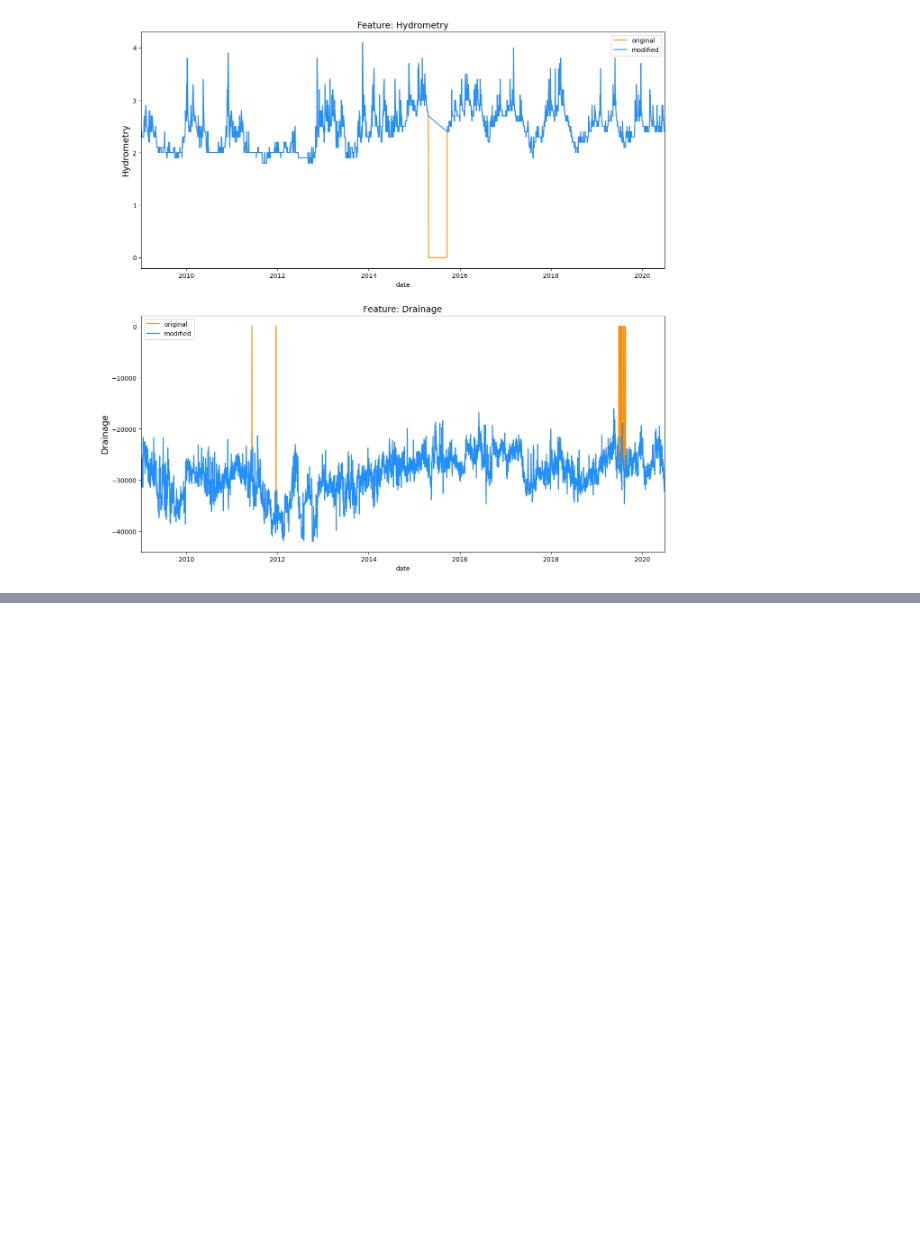
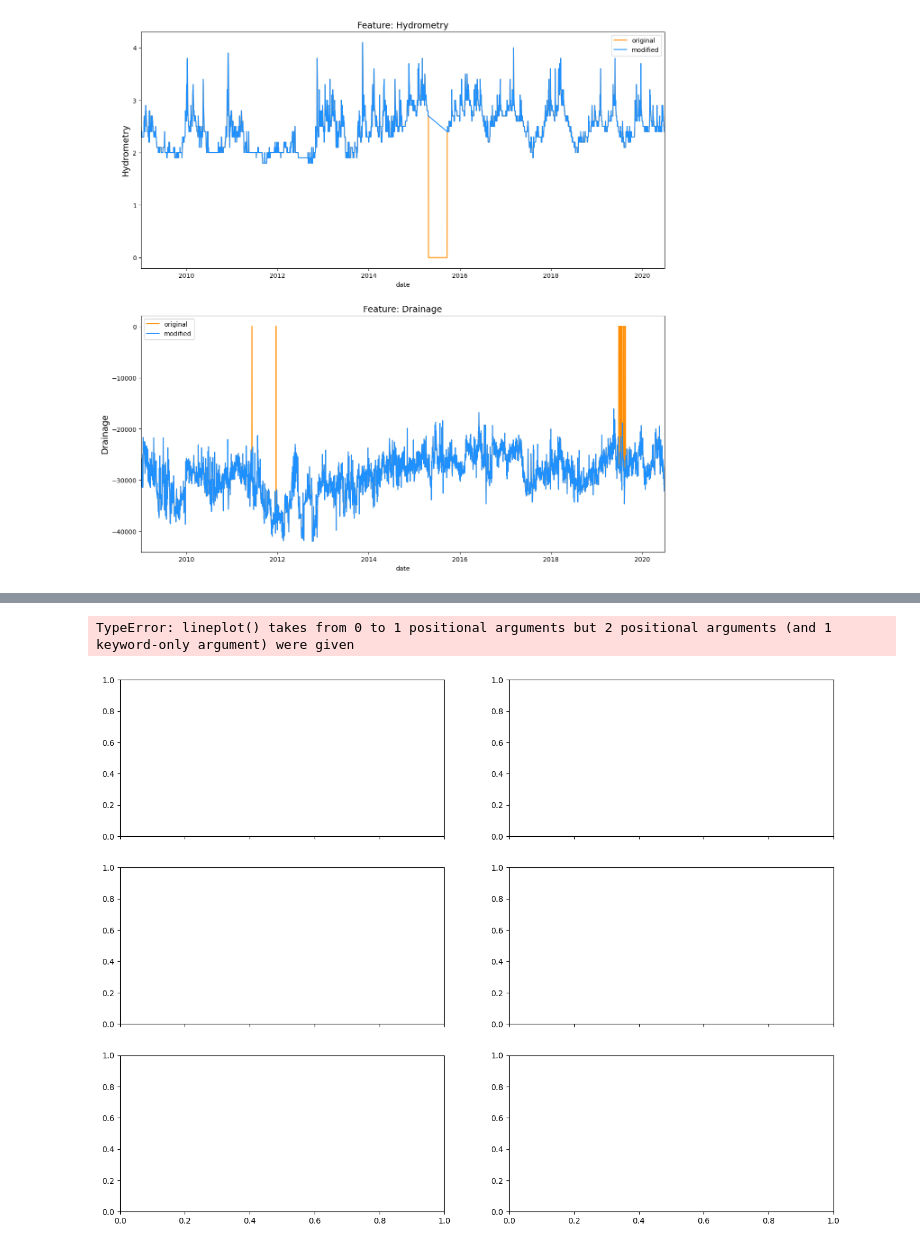
Before and after one commit to pjpena19/Times_Series_Forecasting_PP, a Jupyter notebook: src/explore.ipynb, the cells around one changed output, grey strips where cells are left out. Cells and saved outputs as stored; diff of their text form; code cells hidden in the pictures; blank space fills up the shorter version.

```diff
--- a/src/explore.ipynb
+++ b/src/explore.ipynb
@@ -167,0 +211,38 @@ ax[1].set_xlim([date(2009, 1, 1), date(2020, 6, 30)])
+# %%
+df['drainage_volume'] = df['drainage_volume'].interpolate()
+df['river_hydrometry'] = df['river_hydrometry'].interpolate()
+df['depth_to_groundwater'] = df['depth_to_groundwater'].interpolate()
+# %%
+fig, ax = plt.subplots(ncols=2, nrows=3, sharex=True, figsize=(16,12))
+
+sns.lineplot(df['date'], df['drainage_volume'], color='dodgerblue', ax=ax[0, 0])
+ax[0, 0].set_title('Drainage Volume', fontsize=14)
+
+resampled_df = df[['date','drainage_volume']].resample('7D', on='date').sum().reset_index(drop=False)
+sns.lineplot(resampled_df['date'], resampled_df['drainage_volume'], color='dodgerblue', ax=ax[1, 0])
+ax[1, 0].set_title('Weekly Drainage Volume', fontsize=14)
+
+resampled_df = df[['date','drainage_volume']].resample('M', on='date').sum().reset_index(drop=False)
+sns.lineplot(resampled_df['date'], resampled_df['drainage_volume'], color='dodgerblue', ax=ax[2, 0])
+ax[2, 0].set_title('Monthly Drainage Volume', fontsize=14)
+
+for i in range(3):
+    ax[i, 0].set_xlim([date(2009, 1, 1), date(2020, 6, 30)])
+
+sns.lineplot(df['date'], df['temperature'], color='dodgerblue', ax=ax[0, 1])
+ax[0, 1].set_title('Daily Temperature (Acc.)', fontsize=14)
+
+resampled_df = df[['date','temperature']].resample('7D', on='date').mean().reset_index(drop=False)
+sns.lineplot(resampled_df['date'], resampled_df['temperature'], color='dodgerblue', ax=ax[1, 1])
+ax[1, 1].set_title('Weekly Temperature (Acc.)', fontsize=14)
+
+resampled_df = df[['date','temperature']].resample('M', on='date').mean().reset_index(drop=False)
+sns.lineplot(resampled_df['date'], resampled_df['temperature'], color='dodgerblue', ax=ax[2, 1])
+ax[2, 1].set_title('Monthly Temperature (Acc.)', fontsize=14)
+
+for i in range(3):
+    ax[i, 1].set_xlim([date(2009, 1, 1), date(2020, 6, 30)])
+plt.show()
+# %% [output]
+TypeError: lineplot() takes from 0 to 1 positional arguments but 2 positional arguments (and 1 keyword-only argument) were given
+[figure, added]
```
Also changed, not shown: parts of 4 cells of this notebook.
